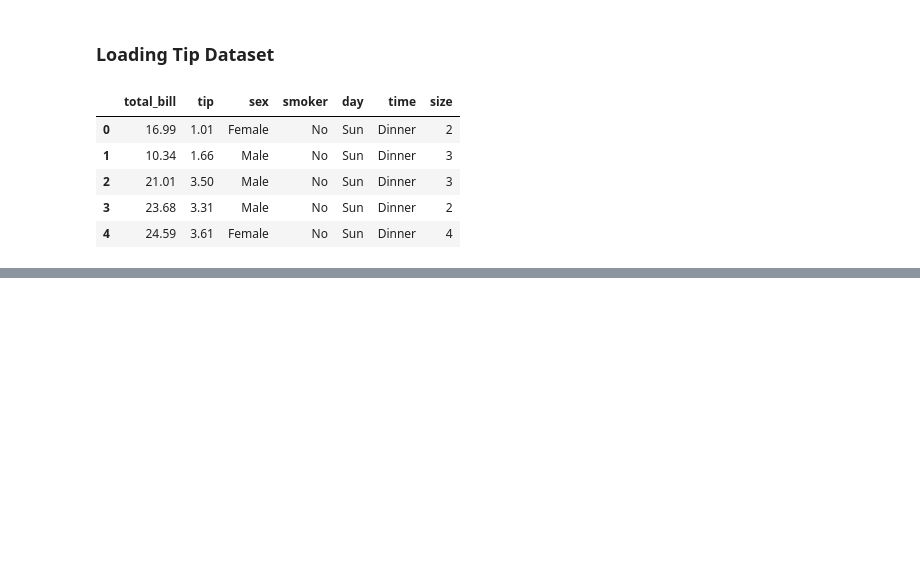
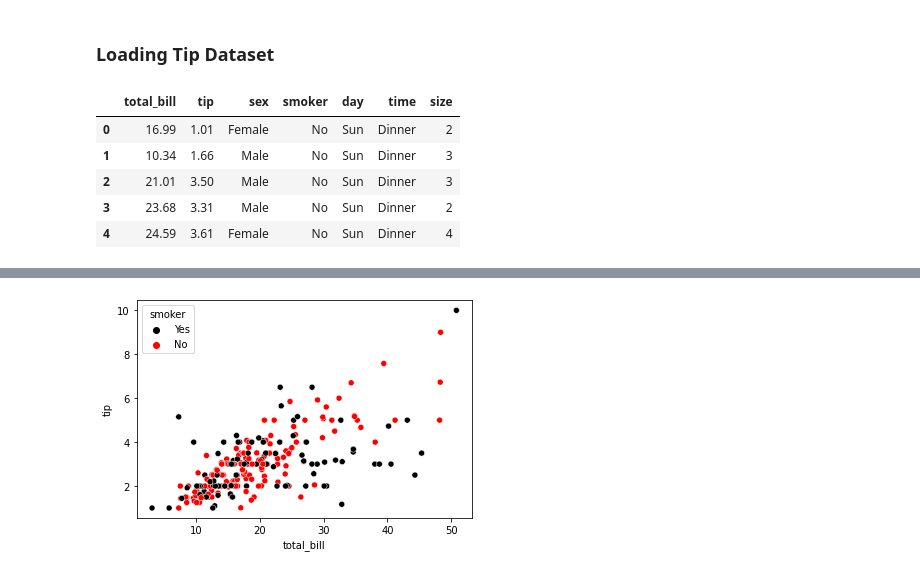
Before and after one commit to ishtiakrongon/Datacamp-Introduction_to_Data_Visualization_with_Seaborn, a Jupyter notebook: Introduction to seaborn.ipynb, the cells around one changed output, grey strips where cells are left out. Cells and saved outputs as stored; diff of their text form; code cells hidden in the pictures; blank space fills up the shorter version.

```diff
--- a/Introduction to seaborn.ipynb
+++ b/Introduction to seaborn.ipynb
@@ -110,0 +124,16 @@ tips.head()
+# %%
+hue_colors = {
+    'Yes' : 'black',
+    'No' : 'red'
+}
+# %%
+sns.scatterplot(
+    x = "total_bill",
+    y = "tip",
+    data = tips,
+    hue = "smoker",
+    palette = hue_colors
+)
+plt.show()
+# %% [output]
+[figure, added]
```
Also changed, not shown: parts of 4 cells of this notebook.
